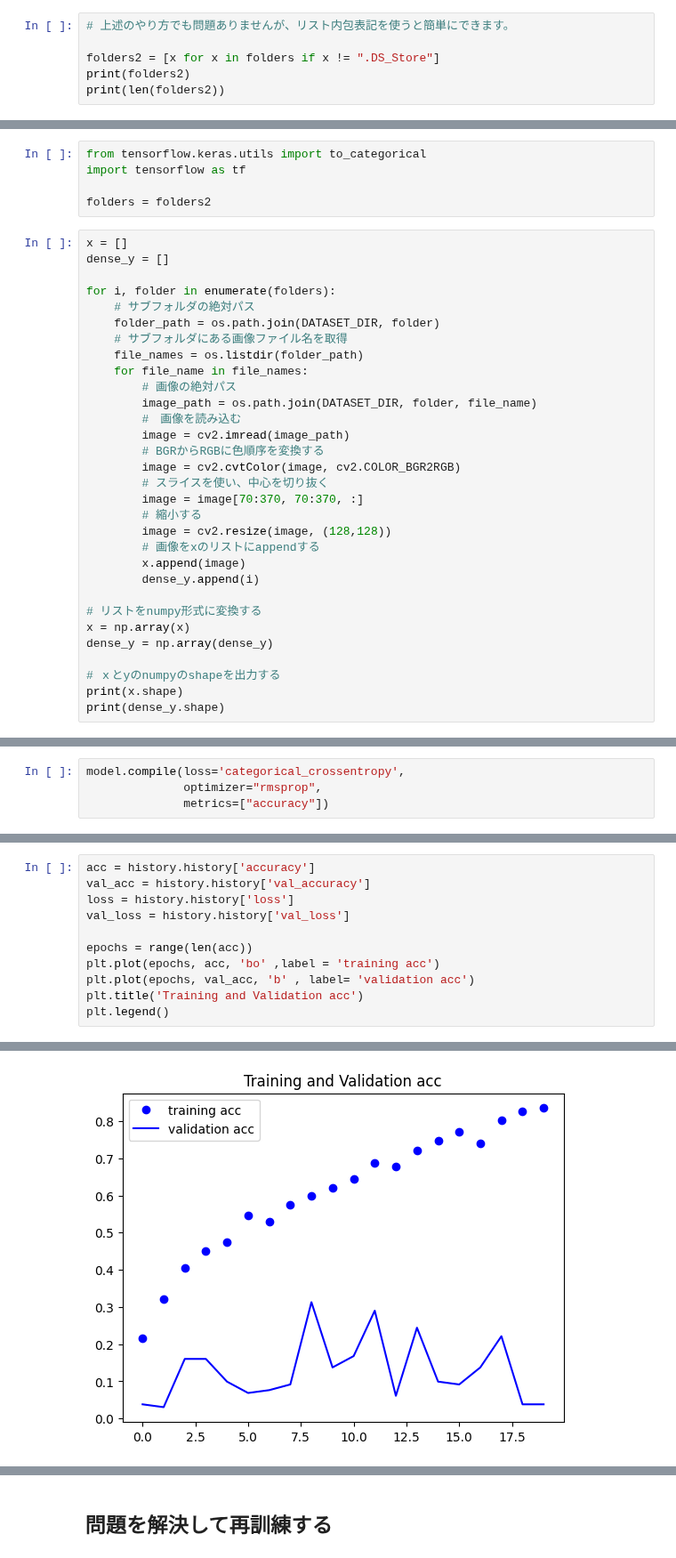
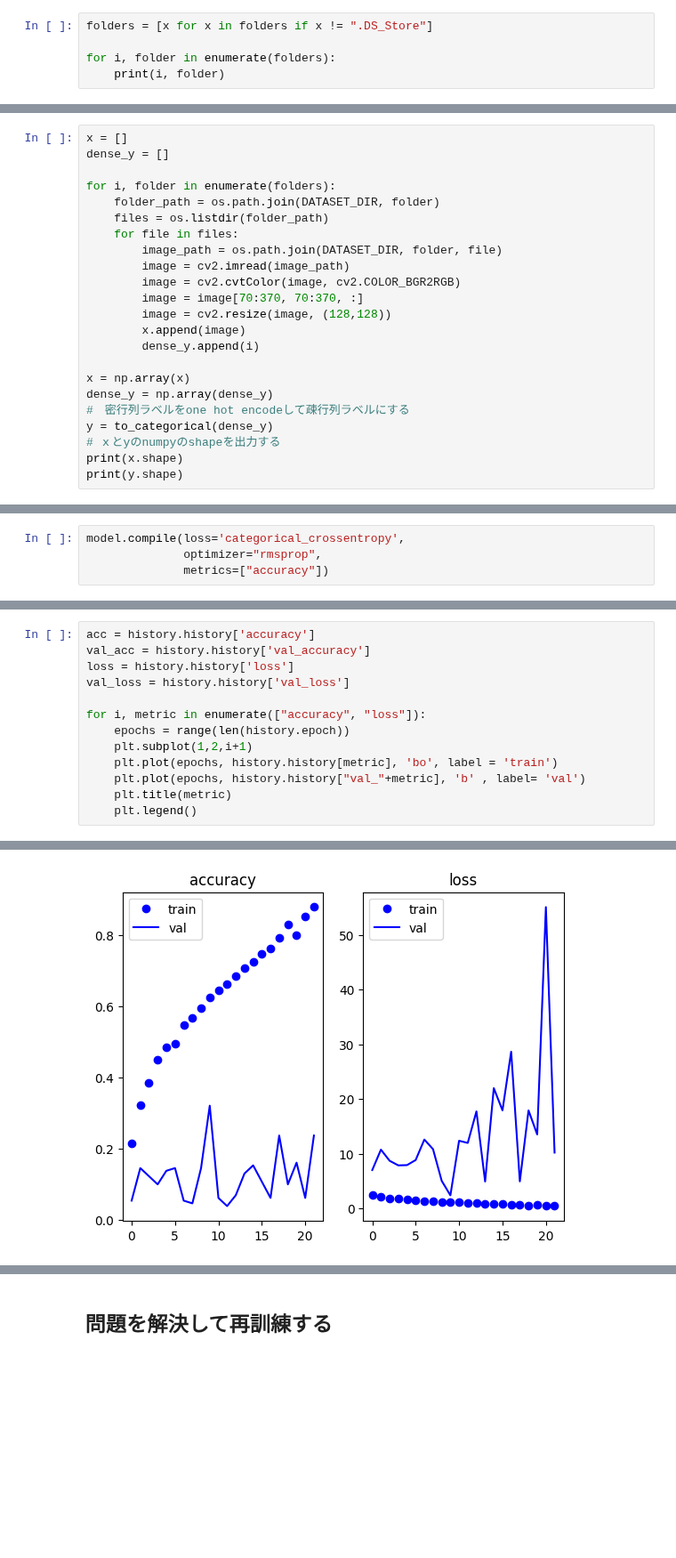
Before and after one commit to phytometrics/plant_phenotyping_python, a Jupyter notebook: notebooks/barley_seed_classification.ipynb, the cells around one changed output, grey strips where cells are left out. Shown at 89% size. Cells and saved outputs as stored; diff of their text form; blank space fills up the shorter version.

```diff
--- a/notebooks/barley_seed_classification.ipynb
+++ b/notebooks/barley_seed_classification.ipynb
@@ -91,7 +75,6 @@ print(folders2)
 # %%
-# 上述のやり方でも問題ありませんが、リスト内包表記を使うと簡単にできます。
+folders = [x for x in folders if x != ".DS_Store"]
 
-folders2 = [x for x in folders if x != ".DS_Store"]
-print(folders2)
-print(len(folders2))
+for i, folder in enumerate(folders):
+    print(i, folder)
 # %% [output]
@@ -143,38 +118,25 @@ y: (100, 4)
-# %%
-from tensorflow.keras.utils import to_categorical
-import tensorflow as tf
-
-folders = folders2
 # %%
 x = []
 dense_y = []
 
 for i, folder in enumerate(folders):
-    # サブフォルダの絶対パス
     folder_path = os.path.join(DATASET_DIR, folder)
-    # サブフォルダにある画像ファイル名を取得
-    file_names = os.listdir(folder_path)
-    for file_name in file_names:
-        # 画像の絶対パス
-        image_path = os.path.join(DATASET_DIR, folder, file_name)
-        #　画像を読み込む
+    files = os.listdir(folder_path)
+    for file in files:
+        image_path = os.path.join(DATASET_DIR, folder, file)
         image = cv2.imread(image_path)
-        # BGRからRGBに色順序を変換する
         image = cv2.cvtColor(image, cv2.COLOR_BGR2RGB)
-        # スライスを使い、中心を切り抜く
         image = image[70:370, 70:370, :]
-        # 縮小する
         image = cv2.resize(image, (128,128))
-        # 画像をxのリストにappendする
         x.append(image)
         dense_y.append(i)
 
-# リストをnumpy形式に変換する
 x = np.array(x)
 dense_y = np.array(dense_y)
-
+#　密行列ラベルをone hot encodeして疎行列ラベルにする
+y = to_categorical(dense_y)
 # ｘとyのnumpyのshapeを出力する
 print(x.shape)
-print(dense_y.shape)
+print(y.shape)
 # %% [output]
 (1315, 128, 128, 3)
@@ -295,9 +228,11 @@ val_acc = history.history['val_accuracy']
 loss = history.history['loss']
 val_loss = history.history['val_loss']
 
-epochs = range(len(acc))
-plt.plot(epochs, acc, 'bo' ,label = 'training acc')
-plt.plot(epochs, val_acc, 'b' , label= 'validation acc')
-plt.title('Training and Validation acc')
-plt.legend()
+for i, metric in enumerate(["accuracy", "loss"]):
+    epochs = range(len(history.epoch))
+    plt.subplot(1,2,i+1)
+    plt.plot(epochs, history.history[metric], 'bo', label = 'train')
+    plt.plot(epochs, history.history["val_"+metric], 'b' , label= 'val')
+    plt.title(metric)
+    plt.legend()
 # %% [output]
@@ -305 +239 @@ plt.legend()
-[figure, old version]
+[figure, new version]
```
Also changed, not shown: parts of 33 cells of this notebook.
